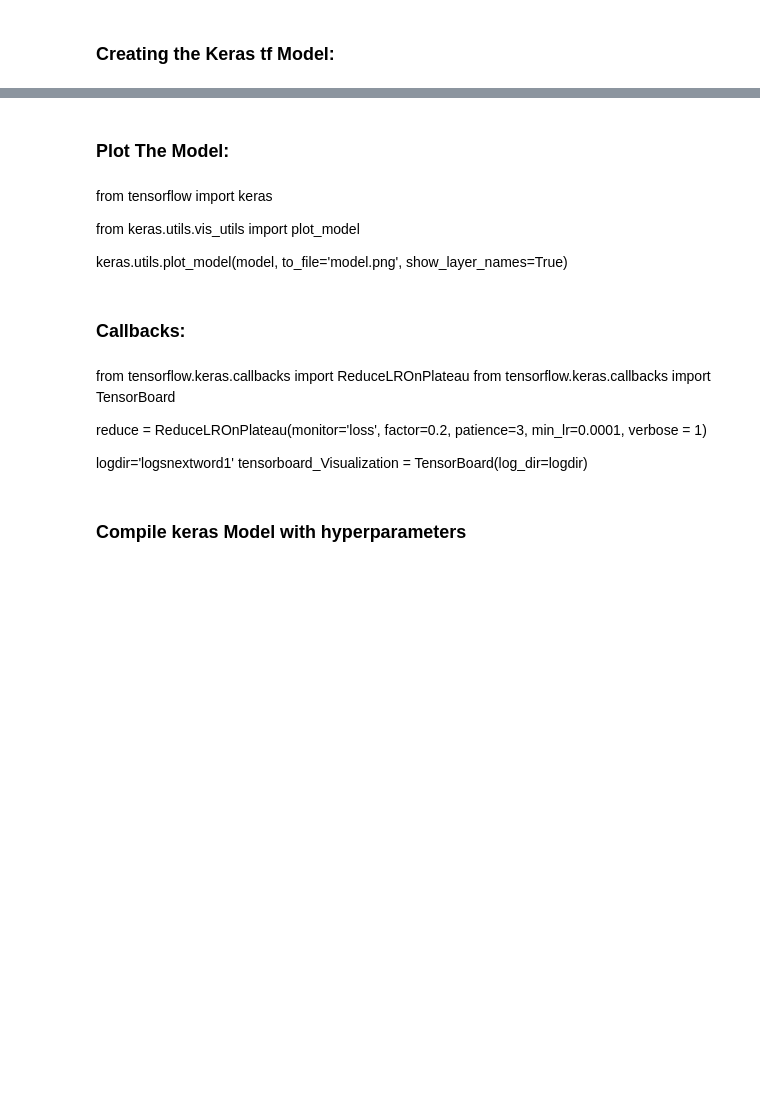
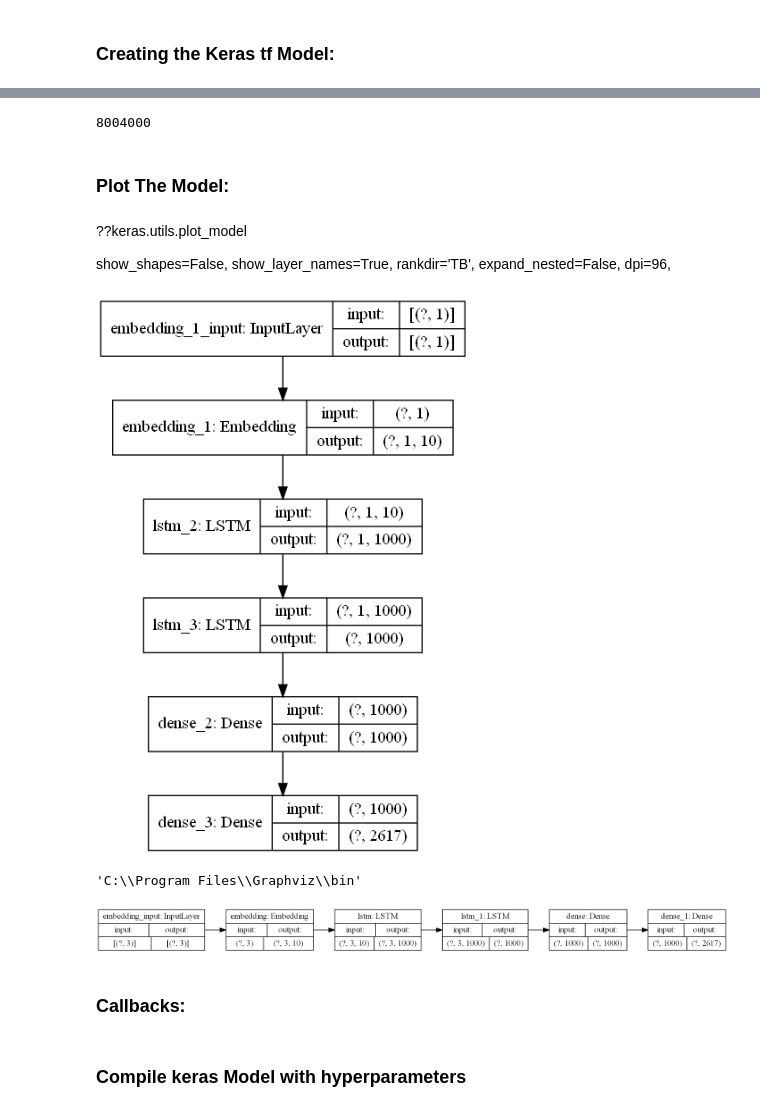
Before and after one commit to rktrojan/DataSciencePython, a Jupyter notebook: DeepLearning/RNN-LSTM/language model/Neural Networks - RNN-LSTM - Language Model.ipynb, the cells around one changed output, grey strips where cells are left out. Drawn from its saved outputs; the diff is of its cells as text; code cells hidden in the pictures; blank space fills up the shorter version.

```diff
--- a/DeepLearning/RNN-LSTM/language model/Neural Networks - RNN-LSTM - Language Model.ipynb
+++ b/DeepLearning/RNN-LSTM/language model/Neural Networks - RNN-LSTM - Language Model.ipynb
@@ -109,0 +114,4 @@ lines
+# %%
+
+data = data.lower()
+data
@@ -368,3 +412,8 @@ _________________________________________________________________
+# %%
+
+4*(1001000+1000000)
+# %% [output]
+8004000
 # %% [markdown]
 ### Plot The Model:
 # %%
@@ -372,6 +425,16 @@ _________________________________________________________________
-# %% [markdown]
-from tensorflow import keras
-
-from keras.utils.vis_utils import plot_model
-
-keras.utils.plot_model(model, to_file='model.png', show_layer_names=True)
+# %% [markdown]
+
+??keras.utils.plot_model
+
+show_shapes=False,
+    show_layer_names=True,
+    rankdir='TB',
+    expand_nested=False,
+    dpi=96,
+# %%
+keras.utils.plot_model(model, to_file='NN_model.png', show_layer_names=True, show_shapes=True,    expand_nested=True
+,    rankdir='TB'
+
+)
+# %% [output]
+[figure, added]
@@ -377,0 +445,5 @@ keras.utils.plot_model(model, to_file='model.png', show_layer_names=True)
+# %%
+import os
+os.getenv("Path")
+# %% [output]
+'C:\\Program Files\\Graphviz\\bin'
@@ -378,3 +452,12 @@ keras.utils.plot_model(model, to_file='model.png', show_layer_names=True)
+# %%
+
+
+keras.utils.plot_model(model, to_file='NN_model.png', show_layer_names=True, show_shapes=True,    expand_nested=True
+,    rankdir='LR', dpi=200
+
+)
+# %% [output]
+[figure, added]
 # %% [markdown]
 ### Callbacks:
 # %%
@@ -391,14 +474,3 @@ checkpoint = ModelCheckpoint("nextword1.h5", monitor='loss', verbose=1,
 
 # saving the tokenizer for predict function.
 pickle.dump(tokenizer, open('tokenizer1.pkl', 'wb'))
-# %% [markdown]
-
-
-from tensorflow.keras.callbacks import ReduceLROnPlateau
-from tensorflow.keras.callbacks import TensorBoard
-
-
-reduce = ReduceLROnPlateau(monitor='loss', factor=0.2, patience=3, min_lr=0.0001, verbose = 1)
-
-logdir='logsnextword1'
-tensorboard_Visualization = TensorBoard(log_dir=logdir)
```
Also changed, not shown: parts of 39 cells of this notebook, 4 other files.
